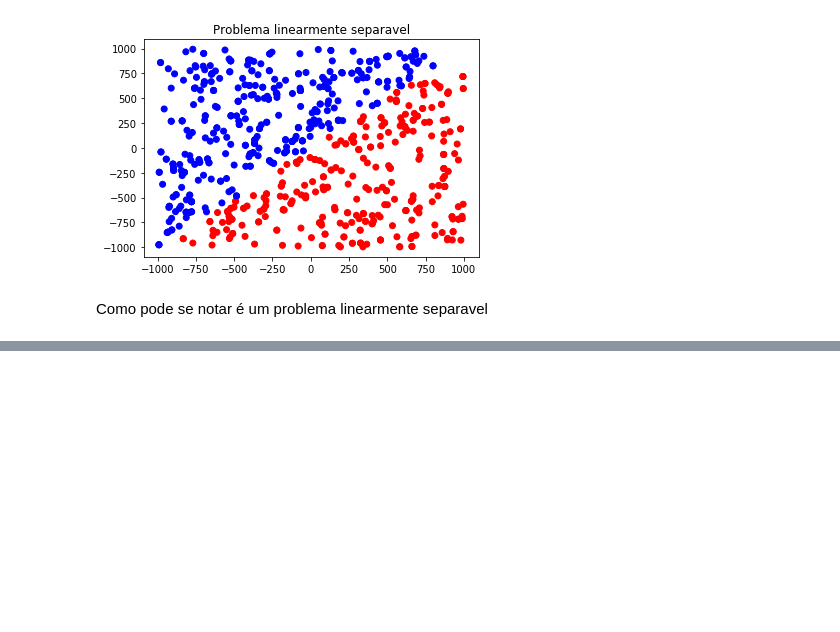
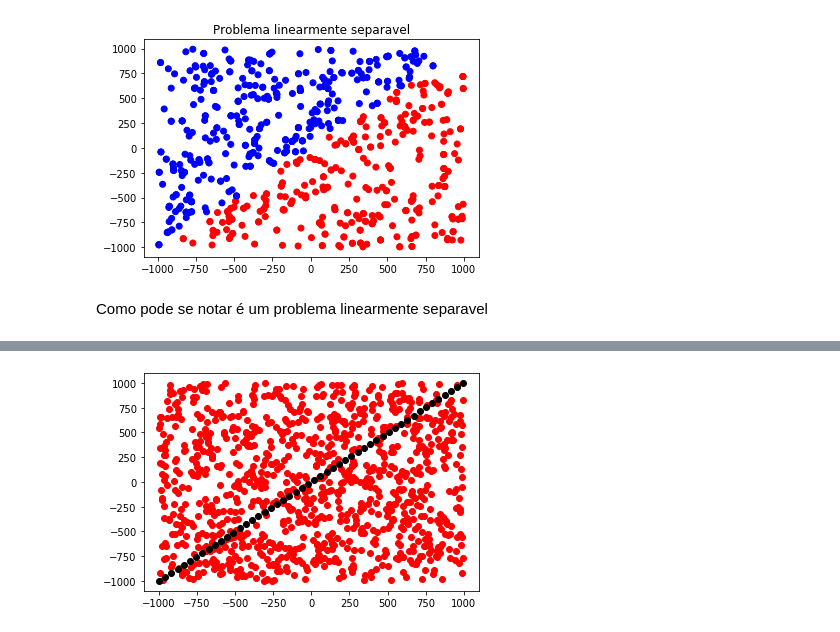
Before and after one commit to adhamlucas/supervised-learning-pp2, a Jupyter notebook: problema1.ipynb, the cells around one changed output, grey strips where cells are left out. Cells and saved outputs as stored; diff of their text form; code cells hidden in the pictures; blank space fills up the shorter version.

```diff
--- a/problema1.ipynb
+++ b/problema1.ipynb
@@ -60,3 +61,13 @@ Text(0.5, 1.0, 'Problema linearmente separavel')
 [figure]
 # %% [markdown]
 Como pode se notar é um problema linearmente separavel
+# %%
+file = np.fromfile("./rna-2020.1-pp2-data/dataAll.txt")
+file = file.reshape((int(file.shape[0] / 3), 3))
+# %%
+b = Perceptron(dataset= file)
+b.fit()
+print("## reta")
+print(b.generate_hyperplane())
+reta = b.generate_hyperplane()
+print(b.x_training.shape[0])
@@ -62,0 +92,20 @@ Como pode se notar é um problema linearmente separavel
+# %%
+color = ['^b', '^r']
+
+plt.plot(b.x_training[:,0], b.x_training[:,1], 'ro')
+#plt.scatter(b.x_training[:,0],b.x_training[:,1], c = b.y_training, cmap = mcolors.ListedColormap(["red", "blue"]))
+
+slope = -(b.weights[0] / b.weights[2]) / (b.weights[0] / b.weights[1])
+intercept = -(b.weights[0] / b.weights[2])
+
+x_min = np.amin(b.x_training[:,:1])
+x_max = np.amax(b.x_training[:,:1])
+y_min = (slope + x_min) + intercept
+y_max = (slope + x_max) + intercept
+
+for i in np.linspace(x_min,x_max):
+        #y =mx+c, m is slope and c is intercept
+    y = (slope * i) + intercept
+    plt.plot(i, y,'ko')
+# %% [output]
+[figure, added]
```
Also changed, not shown: parts of 2 cells of this notebook.
